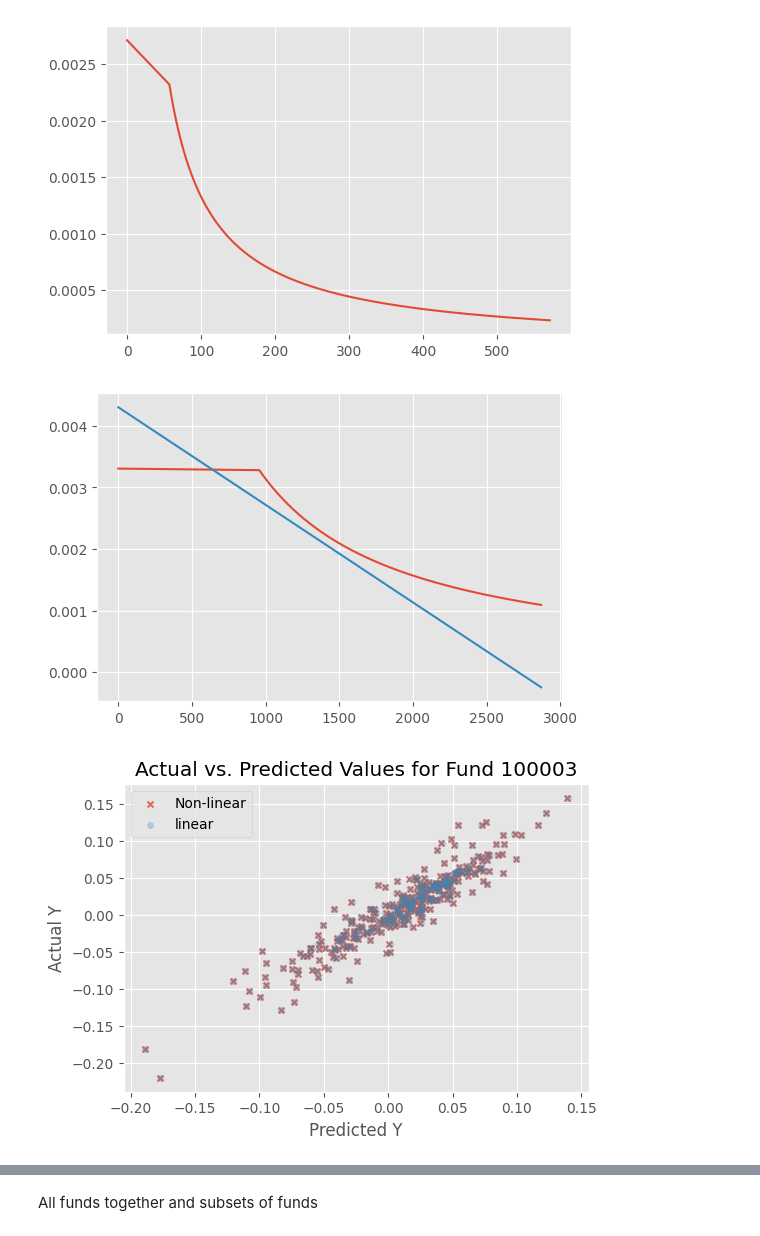
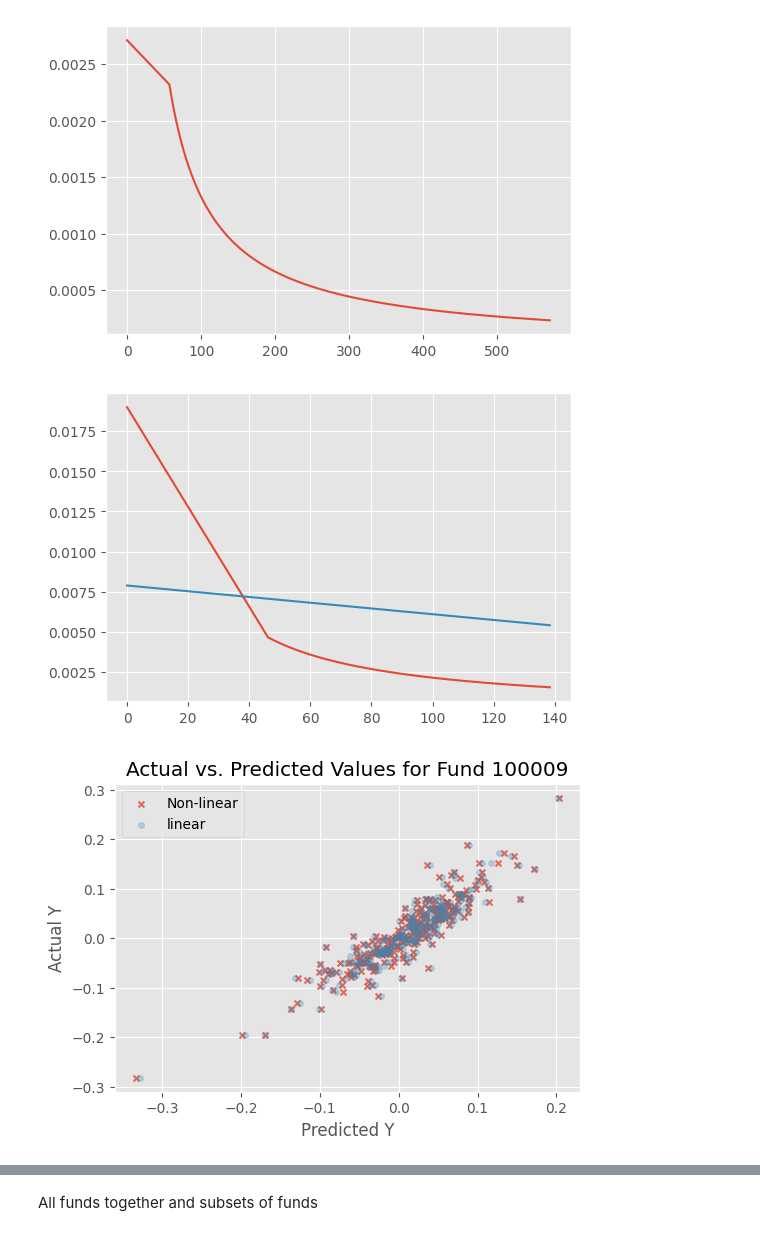
Before and after one commit to DavidSandovalRodriguez/Fund-Kink-Smoothing, a Jupyter notebook: WorkingNotebook.ipynb, the cells around one changed output, grey strips where cells are left out. Drawn from its saved outputs; the diff is of its cells as text; code cells hidden in the pictures.

```diff
--- a/WorkingNotebook.ipynb
+++ b/WorkingNotebook.ipynb
@@ -369,9 +402,9 @@ def plot_func_fund_li_nolin(fundID):
 
     plt.show()
 # %%
-plot_func_fund_li_nolin(100003)
+plot_func_fund_li_nolin(100009)
 # %% [output]
-[figure, old version]
+[figure, new version]
 # %%
 def plot_fit_fund_li_nolin(fundID):
 
@@ -414,9 +447,9 @@ def plot_fit_fund_li_nolin(fundID):
 
     plt.show()
 # %%
-plot_fit_fund_li_nolin(100003)
+plot_fit_fund_li_nolin(100009)
 # %% [output]
-[figure, old version]
+[figure, new version]
 # %%
 def plot_fit_fund_li_nolin_subsBeta(fundID):
 
```
Also changed, not shown: parts of 8 cells of this notebook.
